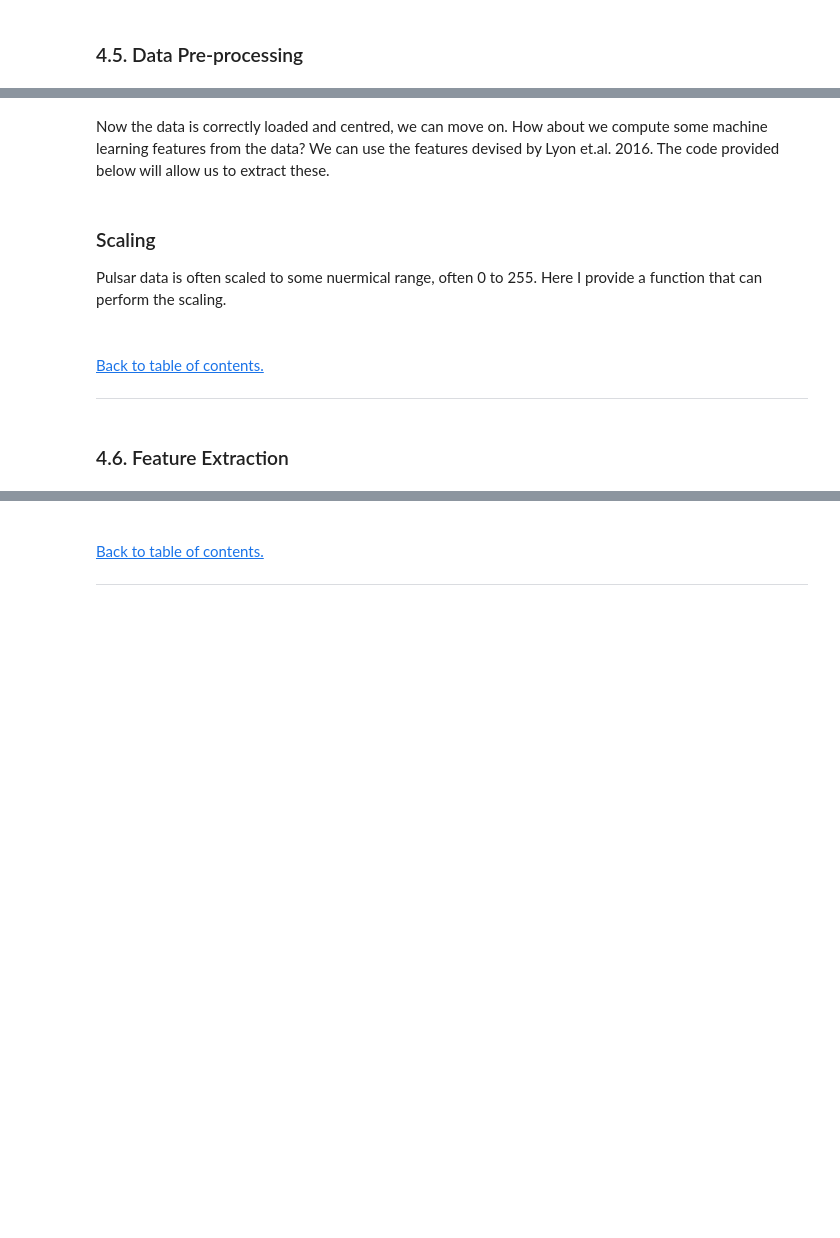
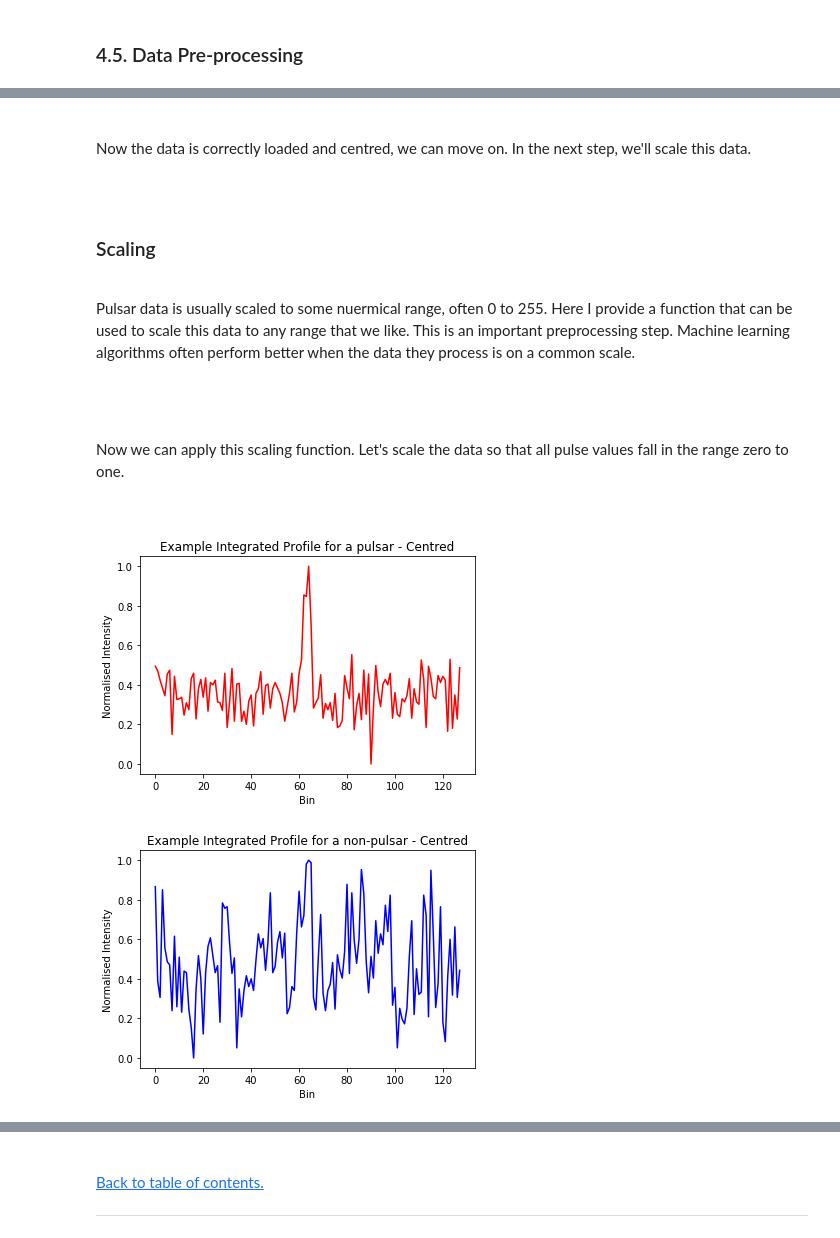
Before and after one commit to scienceguyrob/AI4AstroMasterclass, a Jupyter notebook: A.I. for Astrophysics Masterclass - Classifying Pulsars.ipynb, the cells around one changed output, grey strips where cells are left out. Saved outputs shown, nothing was run; the diff lists cells and outputs as text; code cells hidden in the pictures; blank space fills up the shorter version.

```diff
--- a/A.I. for Astrophysics Masterclass - Classifying Pulsars.ipynb
+++ b/A.I. for Astrophysics Masterclass - Classifying Pulsars.ipynb
@@ -4272,10 +4414,22 @@ plt.show()
-# %% [markdown]
-Now the data is correctly loaded and centred, we can move on. How about we compute some machine learning features from the data? We can use the features devised by Lyon et.al. 2016. The code provided below will allow us to extract these.
+# %% [markdown]
+<br/>
+
+Now the data is correctly loaded and centred, we can move on. In the next step, we'll scale this data.
+
+<br/>
 # %% [markdown]
 ### Scaling
-Pulsar data is often scaled to some nuermical range, often 0 to 255. Here I provide a function that can perform the scaling.
+
+<br/>
+
+Pulsar data is usually scaled to some nuermical range, often 0 to 255. Here I provide a function that can be used to scale this data to any range that we like. This is an important preprocessing step. Machine learning algorithms often perform better when the data they process is on a common scale.
+
+<br/>
 # %%
-def scale(data,new_min, new_max):
+# For some math we need to do.
+import numpy as np
+
+def scale(data, new_min, new_max):
     """
     Scales data to within the range [new_min,new_max].
 
@@ -4289,23 +4443,41 @@ def scale(data,new_min, new_max):
     ----------
     :return: A new array with the data scaled to within the range [new_min,new_max].
     """
-    min_ = min(data)
-    max_ = max(data)
+    minimum = np.min(data)
+    maximum = np.max(data)
 
     new_data = []
 
     for n in range(len(data)):
 
         value = data[n]
-        x = (new_min * (1-( (value-min_) /( max_- min_ )))) + (new_max * ( (value-min_) /( max_- min_ ) ))
+        x = (new_min * (1 - ( (value - minimum) /( maximum - minimum )))) + (new_max * ( (value - minimum) /( maximum - minimum ) ))
         new_data.append(x)
 
     return new_data
-# %% [markdown]
-<br/>
-
-[Back to table of contents.](#Contents)
-
----
-# %% [markdown]
-### <a id="featureextraction"></a>4.6. Feature Extraction
+# %% [markdown]
+<br/>
+
+Now we can apply this scaling function. Let's scale the data so that all pulse values fall in the range zero to one.
+
+<br/>
+# %%
+scaled_pulsar_data = scale(pulsar_data,0,1)
+scaled_non_pulsar_data  = scale(non_pulsar_data,0,1)
+
+plt.figure(9)
+plt.plot(scaled_pulsar_data[7], 'r')
+plt.xlabel('Bin')
+plt.ylabel('Normalised Intensity')
+plt.title('Example Integrated Profile for a pulsar - Centred')
+plt.show()
+
+plt.figure(10)
+plt.plot(scaled_non_pulsar_data[0], 'b')
+plt.xlabel('Bin')
+plt.ylabel('Normalised Intensity')
+plt.title('Example Integrated Profile for a non-pulsar - Centred')
+plt.show()
+# %% [output]
+[figure, added]
+[figure, added]
```
Also changed, not shown: parts of 75 cells of this notebook.
